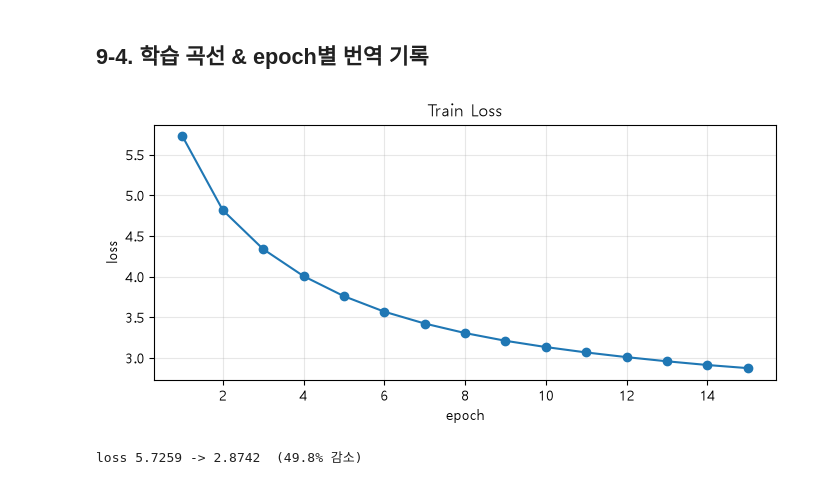
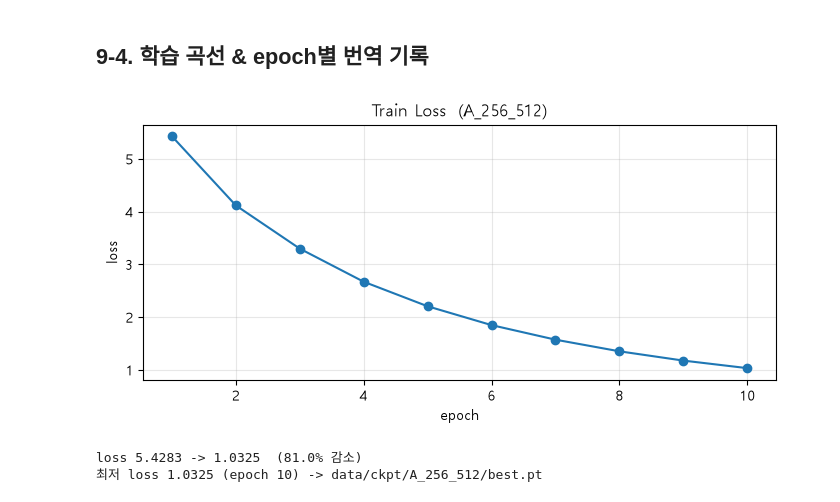
Before and after one commit to eaglesjo012/AIFFEL_quest_rs_heejipark23, a Jupyter notebook: GoingDeeper/Deep05/Deep05_Seq2seq_Attention.ipynb, the cells around one changed output. Drawn from its saved outputs; the diff is of its cells as text; code cells hidden in the pictures.

```diff
--- a/GoingDeeper/Deep05/Deep05_Seq2seq_Attention.ipynb
+++ b/GoingDeeper/Deep05/Deep05_Seq2seq_Attention.ipynb
@@ -487,13 +502,16 @@ def dedup_parallel(src_lines, trg_lines, key='src'):
 
     set(src) / set(trg) 를 따로 만들면 개수도 순서도 달라져 대응 관계가 소실된다.
     zip 으로 함께 순회하면서 이미 본 문장이면 '쌍째로' 건너뛰어야 병렬성이 지켜진다.
+
+    주의: 중복 키를 통째로 버리는 것이 아니라 **가장 먼저 등장한 쌍 하나만 남긴다.**
+    key='src' 로 부르면 같은 한국어에 붙은 여러 영어 중 첫 번째만 살아남는다.
     """
     seen = set()          # 중복 판정 전용
     kept = []
     for src, trg in zip(src_lines, trg_lines):
         k = src if key == 'src' else (src, trg)
         if k in seen:
-            continue      # 쌍째로 통째 스킵 -> 대응 유지
+            continue      # 이미 본 키 -> 쌍째로 스킵 (첫 쌍만 유지)
         seen.add(k)
         kept.append((src, trg))
     return kept
@@ -1254,11 +1394,12 @@ class Decoder(nn.Module):
 `trg` 가 있으면 teacher forcing(학습), 없으면 `<s>` 부터 argmax 자기회귀 생성(추론)이다. 추론에서는 배치 전체가 `</s>` 에 도달하면 조기 종료한다.
 # %%
 class Seq2SeqAttention(nn.Module):
-    def __init__(self, encoder, decoder, device):
+    def __init__(self, encoder, decoder, device, pad_id=0):
         super().__init__()
         self.encoder = encoder
         self.decoder = decoder
         self.device = device
+        self.pad_id = pad_id
 
     def forward(self, src, trg=None, max_len=MAX_LEN, bos_id=BOS_ID, eos_id=EOS_ID):
         # 학습에서는 trg_len 만큼, 추론에서는 max_len 까지 동적으로 생성한다.
@@ -1267,12 +1408,16 @@ class Seq2SeqAttention(nn.Module):
         outputs = []      # 조기 종료를 위해 tensor 가 아닌 리스트로 모은다
         attentions = []   # 시각화를 위해 attention 저장
 
-        encoder_outputs, hidden = self.encoder(src)   # t=1 의 hidden 은 Encoder 의 final state
+        # 패딩 마스크는 소스에서 직접 만든다. 추론(문장 1개, 패딩 없음)에서는 전부 True 가 된다.
+        mask = (src != self.pad_id).transpose(0, 1)   # (batch_size, src_len)
+        src_lens = mask.sum(1)                        # (batch_size,)
+
+        encoder_outputs, hidden = self.encoder(src, src_lens)   # t=1 의 hidden 은 Encoder 의 final state
 
         if trg is not None:
             for t in range(0, trg.shape[0]):
                 input = trg[t]                        # teacher forcing: 정답을 다음 입력으로
-                output, hidden, attention = self.decoder(input, hidden, encoder_outputs)
+                output, hidden, attention = self.decoder(input, hidden, encoder_outputs, mask)
                 outputs.append(output.unsqueeze(0))
                 attentions.append(attention.unsqueeze(0))
         else:
@@ -1281,7 +1426,7 @@ class Seq2SeqAttention(nn.Module):
             finished = torch.zeros(batch_size, dtype=torch.bool, device=self.device)
 
             for t in range(max_len):
-                output, hidden, attention = self.decoder(input, hidden, encoder_outputs)
+                output, hidden, attention = self.decoder(input, hidden, encoder_outputs, mask)
                 outputs.append(output.unsqueeze(0))
                 attentions.append(attention.unsqueeze(0))
 
@@ -1308,7 +1453,7 @@ def build_model(emb_dim, hid_dim, dropout=0.0, to_device=None):
     encoder = Encoder(input_dim, emb_dim, hid_dim, dropout)
     attention = BahdanauAttention(hid_dim)
     decoder = Decoder(output_dim, emb_dim, hid_dim, attention, dropout)
-    model = Seq2SeqAttention(encoder, decoder, to_device or torch.device('cpu'))
+    model = Seq2SeqAttention(encoder, decoder, to_device or torch.device('cpu'), pad_id=PAD_ID)
     return model.to(to_device) if to_device else model
 
 
@@ -1663,0 +1851,11 @@ Epoch 15  Train Loss 2.8742  (168s)
+# %%
+with open(os.path.join(HIST_DIR, 'A_256_512.json'), encoding='utf-8') as f:
+    _rec = json.load(f)
+
+model = build_model(EMB_DIM, HID_DIM, dropout=DROPOUT, to_device=device)
+model.load_state_dict(torch.load(os.path.join(CKPT_DIR, 'A_256_512', 'best.pt'), map_location=device))
+model.eval()
+
+history = _rec['history']
+run_A = {'name': 'A_256_512', 'config': _rec['config'], 'history': history, 'model': model}
+print(f"{len(history)} epoch 복구 · best loss {min(h['loss'] for h in history):.4f}")
@@ -1666,14 +1866,17 @@ Epoch 15  Train Loss 2.8742  (168s)
 # %%
 plt.figure(figsize=(7, 3.5))
 plt.plot([h['epoch'] for h in history], [h['loss'] for h in history], marker='o')
-plt.title('Train Loss'); plt.xlabel('epoch'); plt.ylabel('loss'); plt.grid(alpha=.3)
+plt.title(f'Train Loss  ({run_A["name"]})'); plt.xlabel('epoch'); plt.ylabel('loss'); plt.grid(alpha=.3)
 plt.tight_layout(); plt.show()
 
 first, last = history[0]['loss'], history[-1]['loss']
+best = min(history, key=lambda h: h['loss'])
 print(f'loss {first:.4f} -> {last:.4f}  ({(first - last) / first:.1%} 감소)')
+print(f'최저 loss {best["loss"]:.4f} (epoch {best["epoch"]}) -> data/ckpt/{run_A["name"]}/best.pt')
 # %% [output]
-[figure, old version]
+[figure, new version]
-loss 5.7259 -> 2.8742  (49.8% 감소)
+loss 5.4283 -> 1.0325  (81.0% 감소)
+최저 loss 1.0325 (epoch 10) -> data/ckpt/A_256_512/best.pt
 # %%
 rows = []
 for h in history:
```
Also changed, not shown: parts of 46 cells of this notebook.
